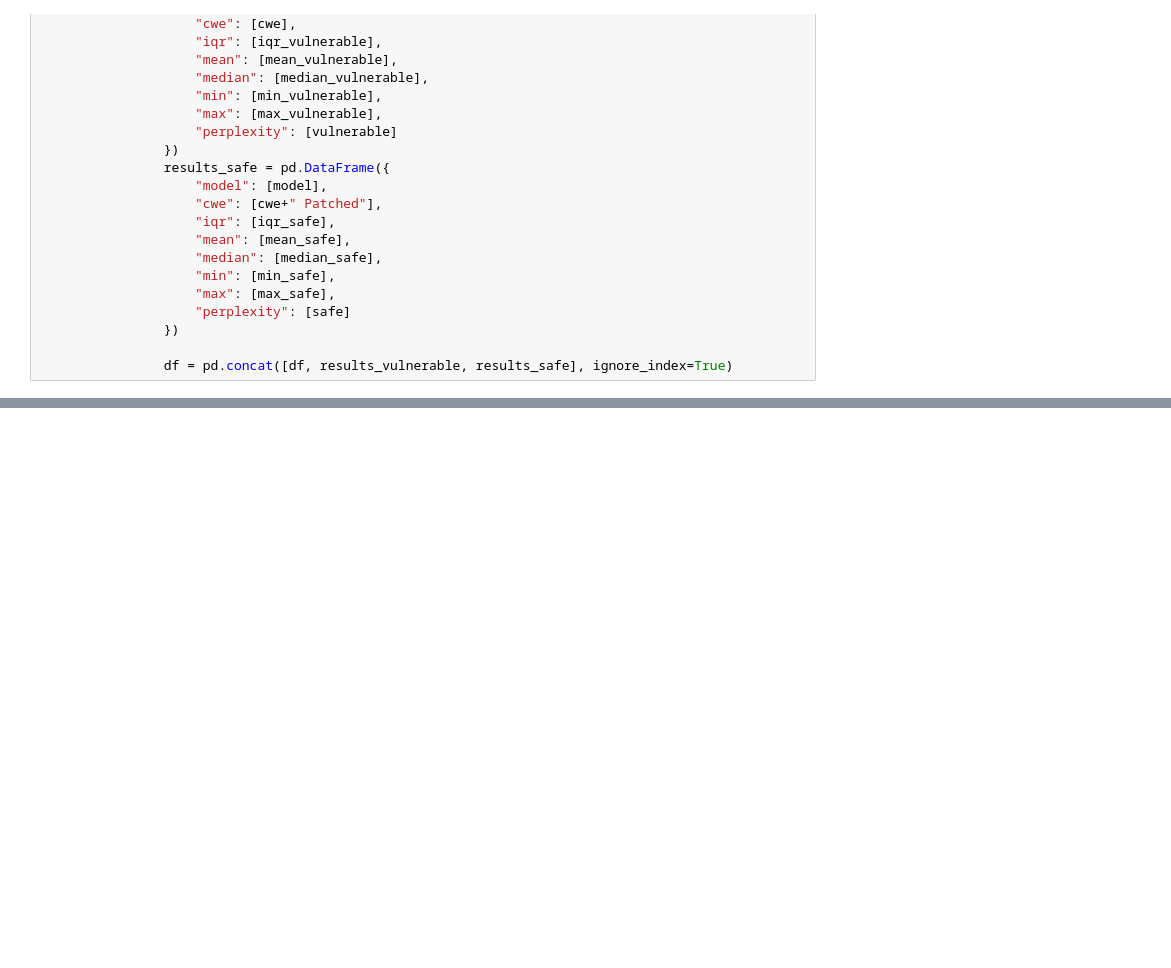
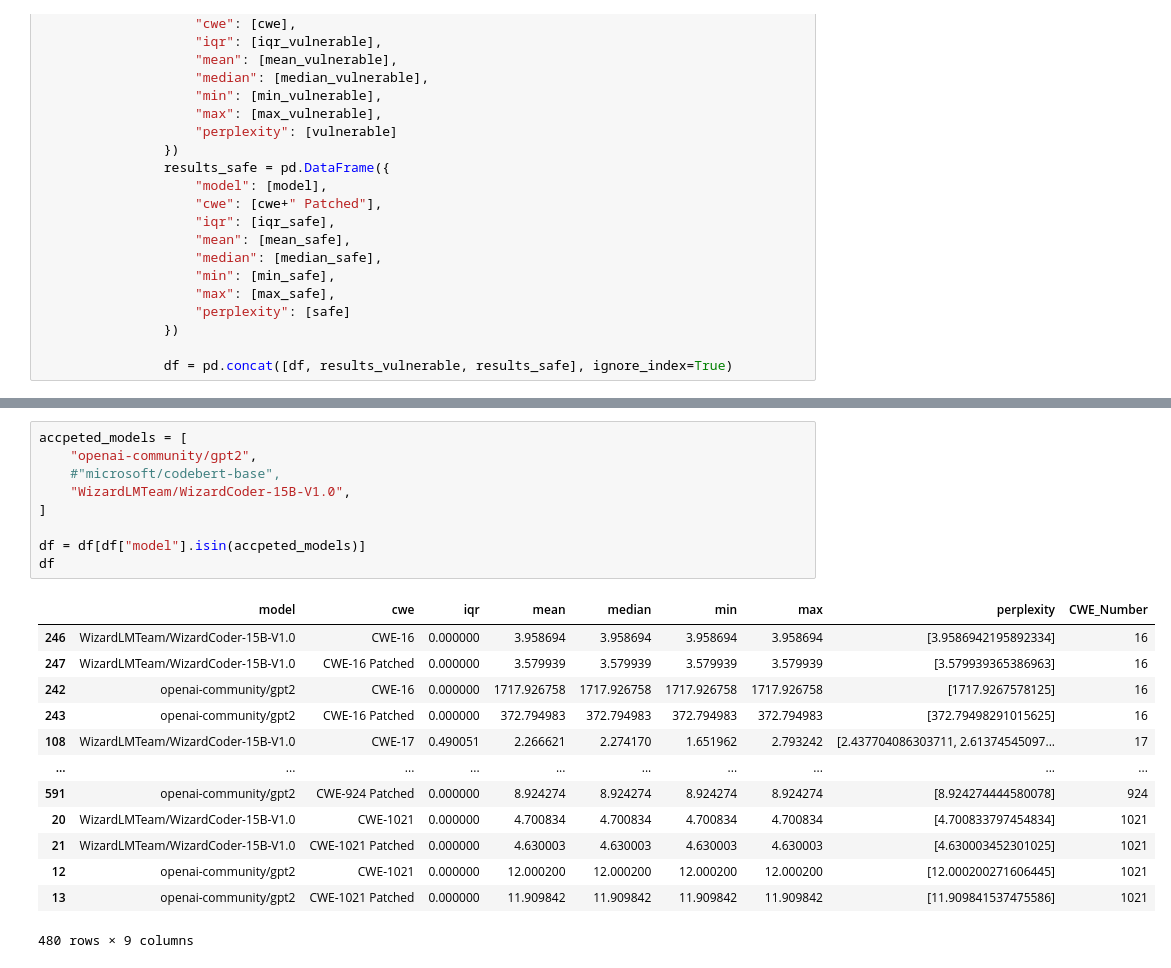
Before and after one commit to rufimelo99/lm-insecure-bias, a Jupyter notebook: sec_aware_cl/perplexity/perplexity.ipynb, the cells around one changed output, grey strips where cells are left out. Saved outputs shown, nothing was run; the diff lists cells and outputs as text; blank space fills up the shorter version.

```diff
--- a/sec_aware_cl/perplexity/perplexity.ipynb
+++ b/sec_aware_cl/perplexity/perplexity.ipynb
@@ -93 +93,24 @@ df
+# %%
+accpeted_models = [
+    "openai-community/gpt2",
+    #"microsoft/codebert-base",
+    "WizardLMTeam/WizardCoder-15B-V1.0",
+]
+
+df = df[df["model"].isin(accpeted_models)]
+df
+# %% [output]
+|  | model | cwe | iqr | mean | median | min | max | perplexity | CWE_Number |
+| 246 | WizardLMTeam/WizardCoder-15B-V1.0 | CWE-16 | 0.000000 | 3.958694 | 3.958694 | 3.958694 | 3.958694 | [3.9586942195892334] | 16 |
+| 247 | WizardLMTeam/WizardCoder-15B-V1.0 | CWE-16 Patched | 0.000000 | 3.579939 | 3.579939 | 3.579939 | 3.579939 | [3.579939365386963] | 16 |
+| 242 | openai-community/gpt2 | CWE-16 | 0.000000 | 1717.926758 | 1717.926758 | 1717.926758 | 1717.926758 | [1717.9267578125] | 16 |
+| 243 | openai-community/gpt2 | CWE-16 Patched | 0.000000 | 372.794983 | 372.794983 | 372.794983 | 372.794983 | [372.79498291015625] | 16 |
+| 108 | WizardLMTeam/WizardCoder-15B-V1.0 | CWE-17 | 0.490051 | 2.266621 | 2.274170 | 1.651962 | 2.793242 | [2.437704086303711, 2.61374545097... | 17 |
+| ... | ... | ... | ... | ... | ... | ... | ... | ... | ... |
+| 591 | openai-community/gpt2 | CWE-924 Patched | 0.000000 | 8.924274 | 8.924274 | 8.924274 | 8.924274 | [8.924274444580078] | 924 |
+| 20 | WizardLMTeam/WizardCoder-15B-V1.0 | CWE-1021 | 0.000000 | 4.700834 | 4.700834 | 4.700834 | 4.700834 | [4.700833797454834] | 1021 |
+| 21 | WizardLMTeam/WizardCoder-15B-V1.0 | CWE-1021 Patched | 0.000000 | 4.630003 | 4.630003 | 4.630003 | 4.630003 | [4.630003452301025] | 1021 |
+| 12 | openai-community/gpt2 | CWE-1021 | 0.000000 | 12.000200 | 12.000200 | 12.000200 | 12.000200 | [12.000200271606445] | 1021 |
+| 13 | openai-community/gpt2 | CWE-1021 Patched | 0.000000 | 11.909842 | 11.909842 | 11.909842 | 11.909842 | [11.909841537475586] | 1021 |
+480 rows × 9 columns
 # %%
```
Also changed, not shown: parts of 8 cells of this notebook, 1 other file.
